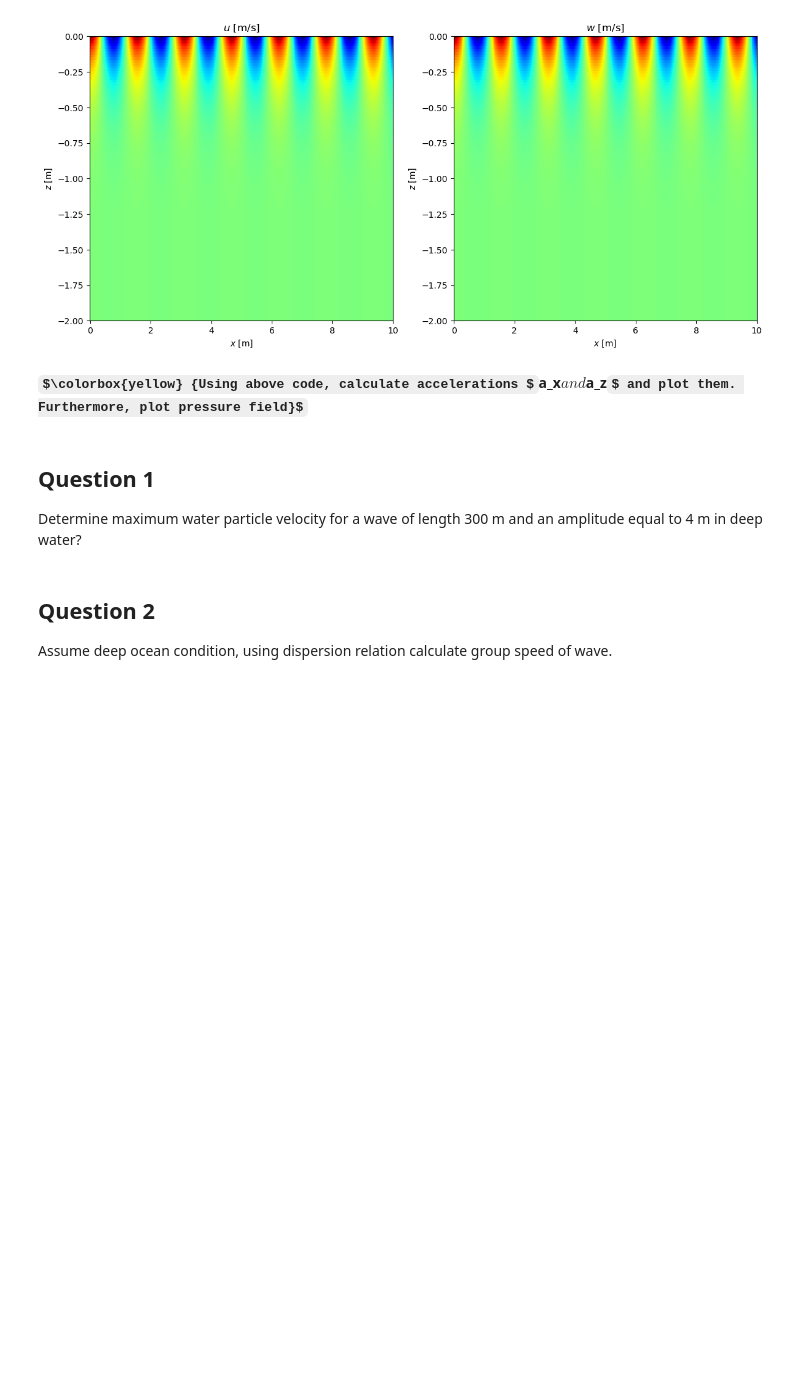
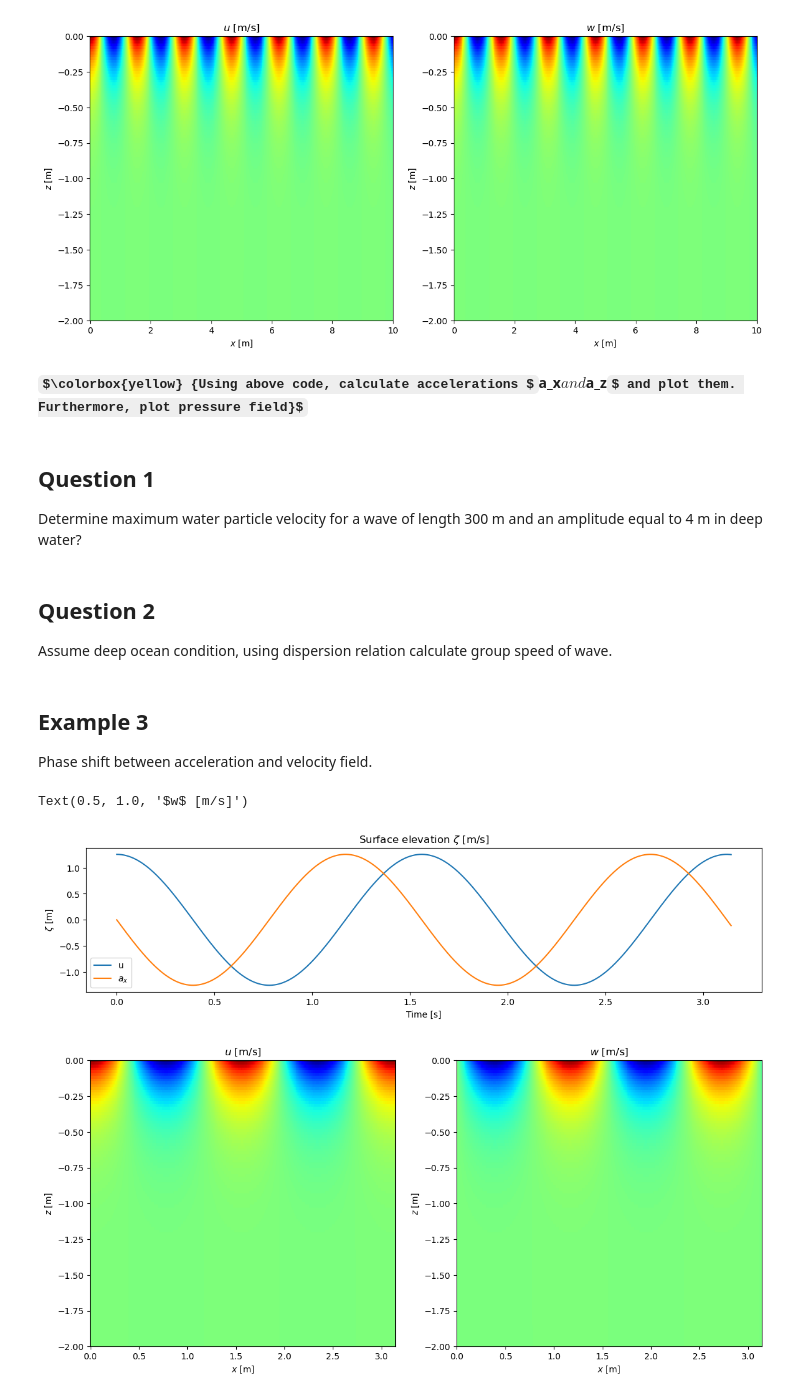
Before and after one commit to MostafaBakhoda/OceanWaves, a Jupyter notebook: Linear_Wave_Theory_Basics.ipynb, the cells around one changed output. Cells and saved outputs as stored; diff of their text form; code cells hidden in the pictures; some formulas as TeX source; blank space fills up the shorter version.

```diff
--- a/Linear_Wave_Theory_Basics.ipynb
+++ b/Linear_Wave_Theory_Basics.ipynb
@@ -180,3 +180,64 @@ Determine maximum water particle velocity for a wave of length 300 m and an ampl
 ## Question 2
 
 Assume deep ocean condition, using dispersion relation calculate group speed of wave.
+# %% [markdown]
+## Example 3
+
+Phase shift between acceleration and velocity field.
+# %%
+import numpy as np
+import matplotlib.pyplot as plt
+
+
+zetaA=0.2  # wave amplitude
+ts=0       # time start
+te=np.pi # terminal time
+freq=1     # Hz frequency
+d=10       # water depth
+xe=np.pi     # maximum range
+nz=512    # number of grid alonf z-axis
+nx=512    # number of grid alonf x-axis
+time=2.   # ref time
+
+x=0
+g=9.8
+omega=2*np.pi*freq
+k=omega**2/g
+
+
+x=np.linspace(0,xe,nx)
+z=np.linspace(-d,0,nz)
+
+zeta=zetaA*np.sin(omega*time-k*x)
+u=np.zeros((nx,nz))
+ax=np.zeros((nx,nz))
+for iz in range(nz):
+    for ix in range(nx):
+        u[ix,iz]=zetaA*omega*np.cosh(k*(z[iz]+d))/np.cosh(k*d)*np.cos(omega*time-k*x[ix])
+        ax[ix,iz]=zetaA*omega*np.sinh(k*(z[iz]+d))/np.cosh(k*d)*np.sin(omega*time-k*x[ix])
+
+plt.figure(figsize=(14,3))
+plt.plot(x,u[:,-1],label=r"u")
+plt.plot(x,ax[:,-1],label=r"$a_x$")
+plt.xlabel("Time [s]")
+plt.ylabel(r"$\zeta$ [m]")
+plt.title(r"Surface elevation $\zeta$ [m/s]")
+plt.legend()
+
+plt.figure(figsize=(14,6))
+plt.subplot(1,2,1)
+plt.pcolormesh(x,z,u.T,cmap="jet");
+plt.ylim(-2,0)
+plt.xlabel(r"$x$ [m]")
+plt.ylabel(r"$z$ [m]")
+plt.title(r"$u$ [m/s]")
+plt.subplot(1,2,2)
+plt.pcolormesh(x,z,ax.T,cmap="jet");
+plt.ylim(-2,0)
+plt.xlabel(r"$x$ [m]")
+plt.ylabel(r"$z$ [m]")
+plt.title(r"$w$ [m/s]")
+# %% [output]
+Text(0.5, 1.0, '$w$ [m/s]')
+[figure, added]
+[figure, added]
```
Also changed, not shown: parts of 3 cells of this notebook.
